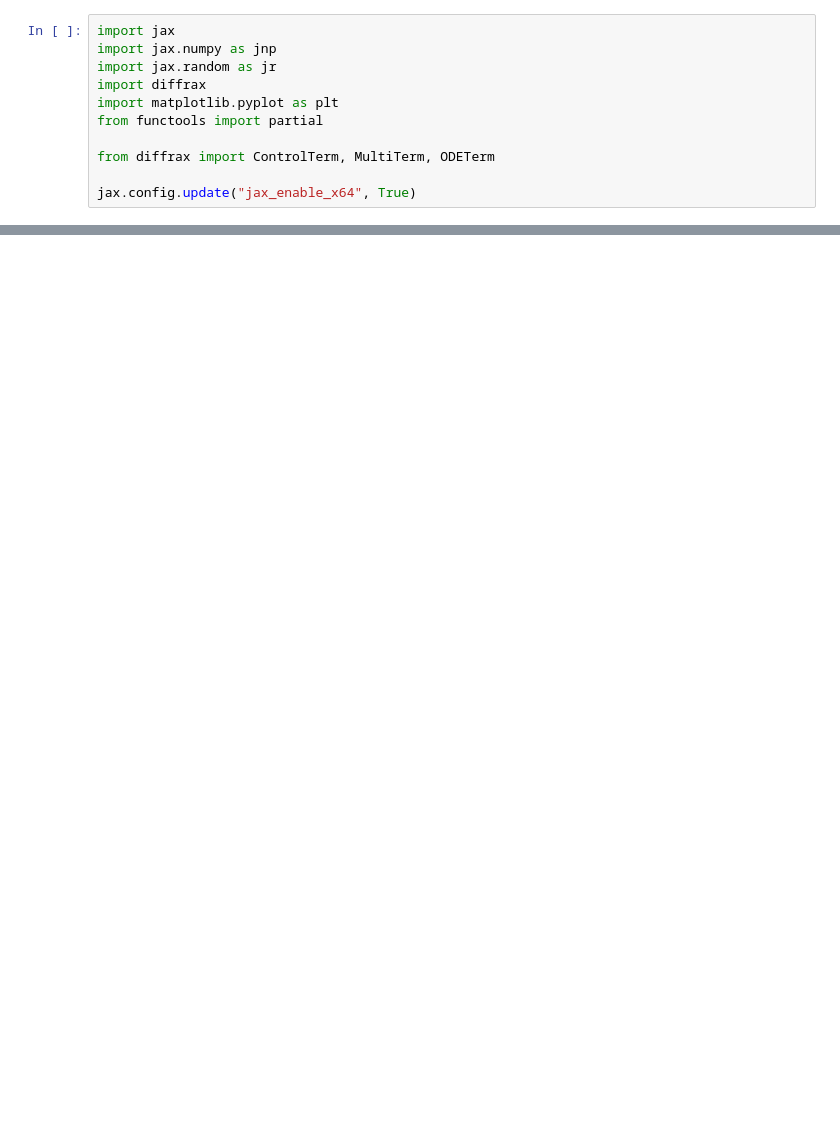
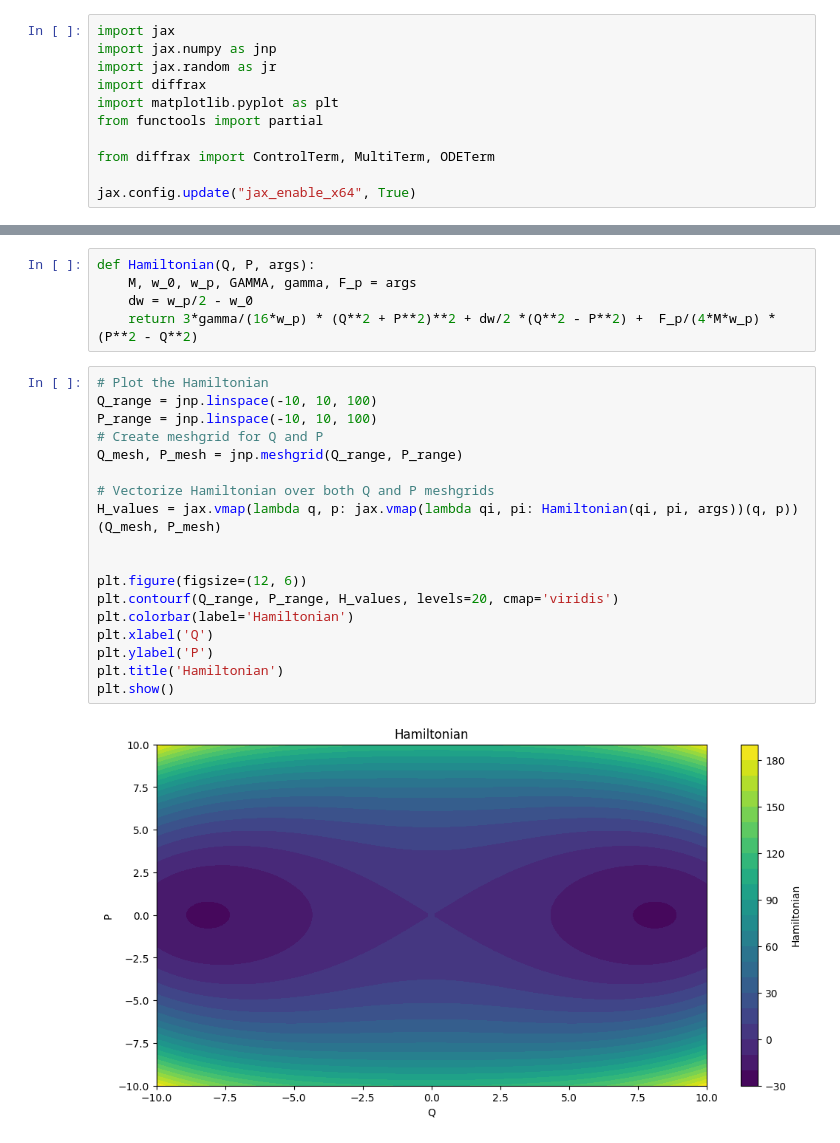
Before and after one commit to cyboesch/oscillator_dev, a Jupyter notebook: thermoai/notebooks/rotating_frame_realAnsatz.ipynb, the cells around one changed output, grey strips where cells are left out. Saved outputs shown, nothing was run; the diff lists cells and outputs as text; blank space fills up the shorter version.

```diff
--- a/thermoai/notebooks/rotating_frame_realAnsatz.ipynb
+++ b/thermoai/notebooks/rotating_frame_realAnsatz.ipynb
@@ -131,0 +75,25 @@ def diffusion_A_fn(t, state, args):
+# %%
+def Hamiltonian(Q, P, args):
+    M, w_0, w_p, GAMMA, gamma, F_p = args
+    dw = w_p/2 - w_0
+    return 3*gamma/(16*w_p) * (Q**2 + P**2)**2 + dw/2 *(Q**2 - P**2) +  F_p/(4*M*w_p) * (P**2 - Q**2)
+# %%
+# Plot the Hamiltonian
+Q_range = jnp.linspace(-10, 10, 100)
+P_range = jnp.linspace(-10, 10, 100)
+# Create meshgrid for Q and P
+Q_mesh, P_mesh = jnp.meshgrid(Q_range, P_range)
+
+# Vectorize Hamiltonian over both Q and P meshgrids
+H_values = jax.vmap(lambda q, p: jax.vmap(lambda qi, pi: Hamiltonian(qi, pi, args))(q, p))(Q_mesh, P_mesh)
+
+
+plt.figure(figsize=(12, 6))
+plt.contourf(Q_range, P_range, H_values, levels=20, cmap='viridis')
+plt.colorbar(label='Hamiltonian')
+plt.xlabel('Q')
+plt.ylabel('P')
+plt.title('Hamiltonian')
+plt.show()
+# %% [output]
+[figure, added]
```
Also changed, not shown: parts of 13 cells of this notebook.
